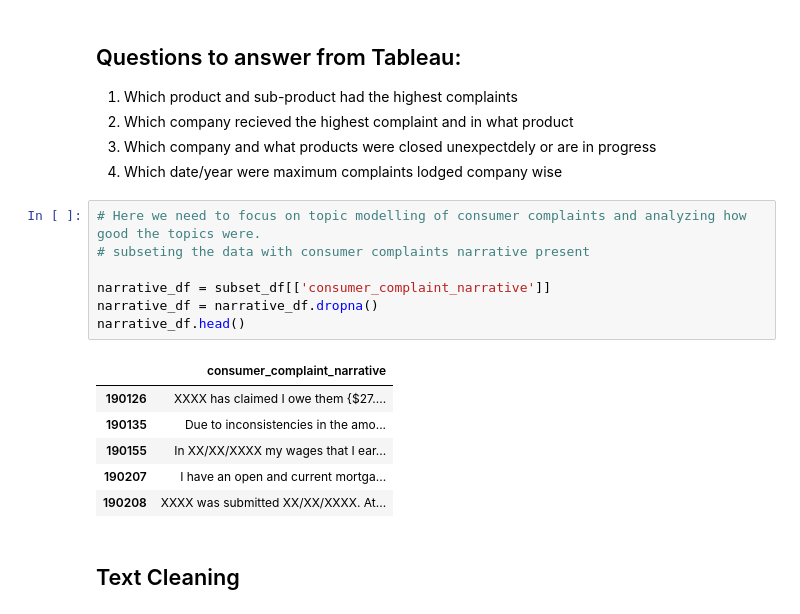
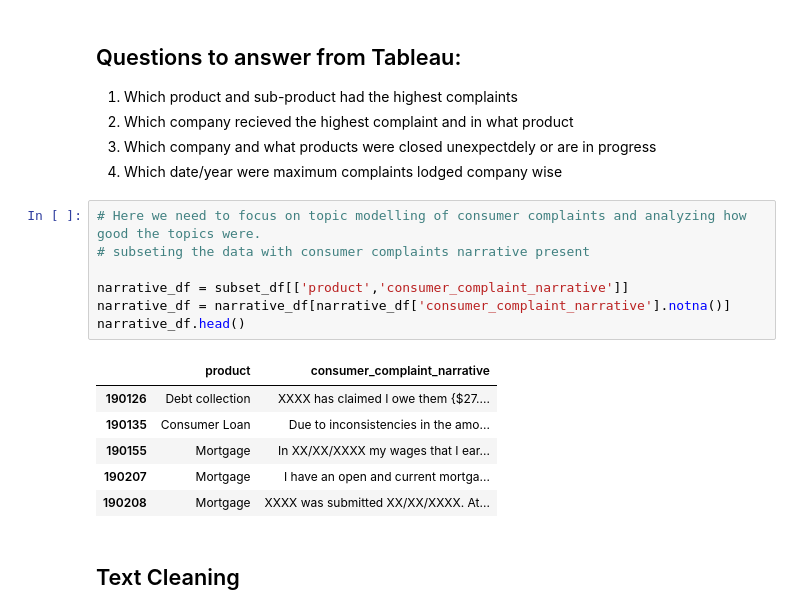
Before and after one commit to PrakritiAilavadi/Kaggle, a Jupyter notebook: topic-modelling-bank-dataset.ipynb, the cells around one changed output. Saved outputs shown, nothing was run; the diff lists cells and outputs as text.

```diff
--- a/topic-modelling-bank-dataset.ipynb
+++ b/topic-modelling-bank-dataset.ipynb
@@ -88,17 +88,17 @@ Name: company_response_to_consumer, dtype: int64
 # %%
 # Here we need to focus on topic modelling of consumer complaints and analyzing how good the topics were.
 # subseting the data with consumer complaints narrative present
 
-narrative_df = subset_df[['consumer_complaint_narrative']]
-narrative_df = narrative_df.dropna()
+narrative_df = subset_df[['product','consumer_complaint_narrative']]
+narrative_df = narrative_df[narrative_df['consumer_complaint_narrative'].notna()]
 narrative_df.head()
 # %% [output]
-|  | consumer_complaint_narrative |
-| 190126 | XXXX has claimed I owe them {$27.... |
-| 190135 | Due to inconsistencies in the amo... |
-| 190155 | In XX/XX/XXXX my wages that I ear... |
-| 190207 | I have an open and current mortga... |
-| 190208 | XXXX was submitted XX/XX/XXXX. At... |
+|  | product | consumer_complaint_narrative |
+| 190126 | Debt collection | XXXX has claimed I owe them {$27.... |
+| 190135 | Consumer Loan | Due to inconsistencies in the amo... |
+| 190155 | Mortgage | In XX/XX/XXXX my wages that I ear... |
+| 190207 | Mortgage | I have an open and current mortga... |
+| 190208 | Mortgage | XXXX was submitted XX/XX/XXXX. At... |
 # %% [markdown]
 ## Text Cleaning
 # %%
```
Also changed, not shown: parts of 21 cells of this notebook.
